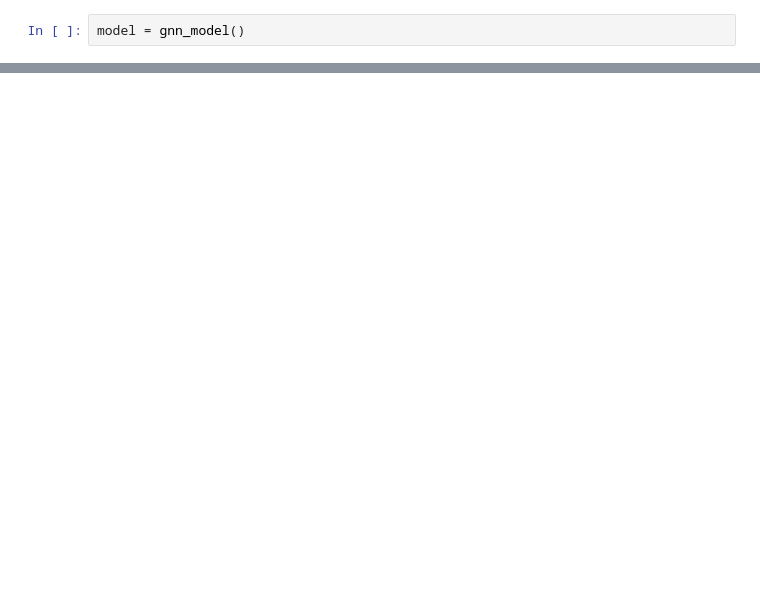
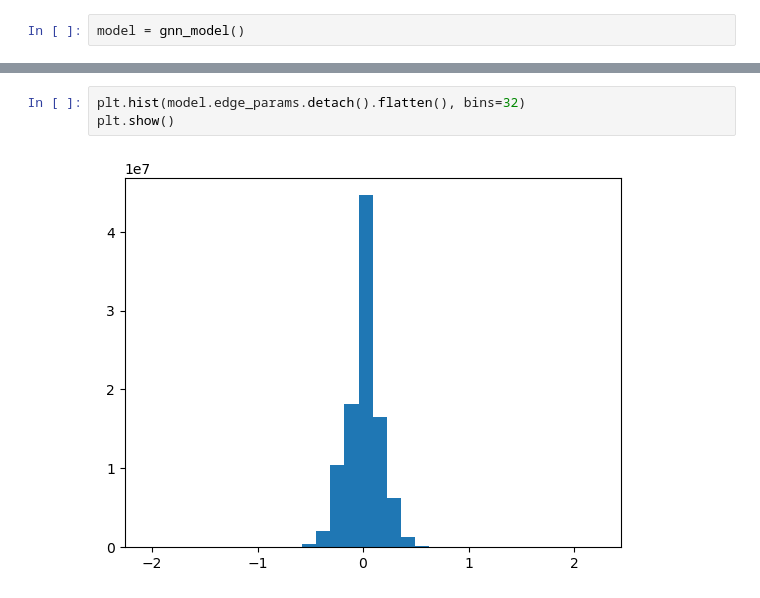
Before and after one commit to prz-ziaja/image-gen, a Jupyter notebook: notebooks/init.ipynb, the cells around one changed output, grey strips where cells are left out. Drawn from its saved outputs; the diff is of its cells as text; blank space fills up the shorter version.

```diff
--- a/notebooks/init.ipynb
+++ b/notebooks/init.ipynb
@@ -189,0 +293,5 @@ tensor([[34],
+# %%
+plt.hist(model.edge_params.detach().flatten(), bins=32)
+plt.show()
+# %% [output]
+[figure, added]
```
Also changed, not shown: parts of 22 cells of this notebook, 1 other file.
